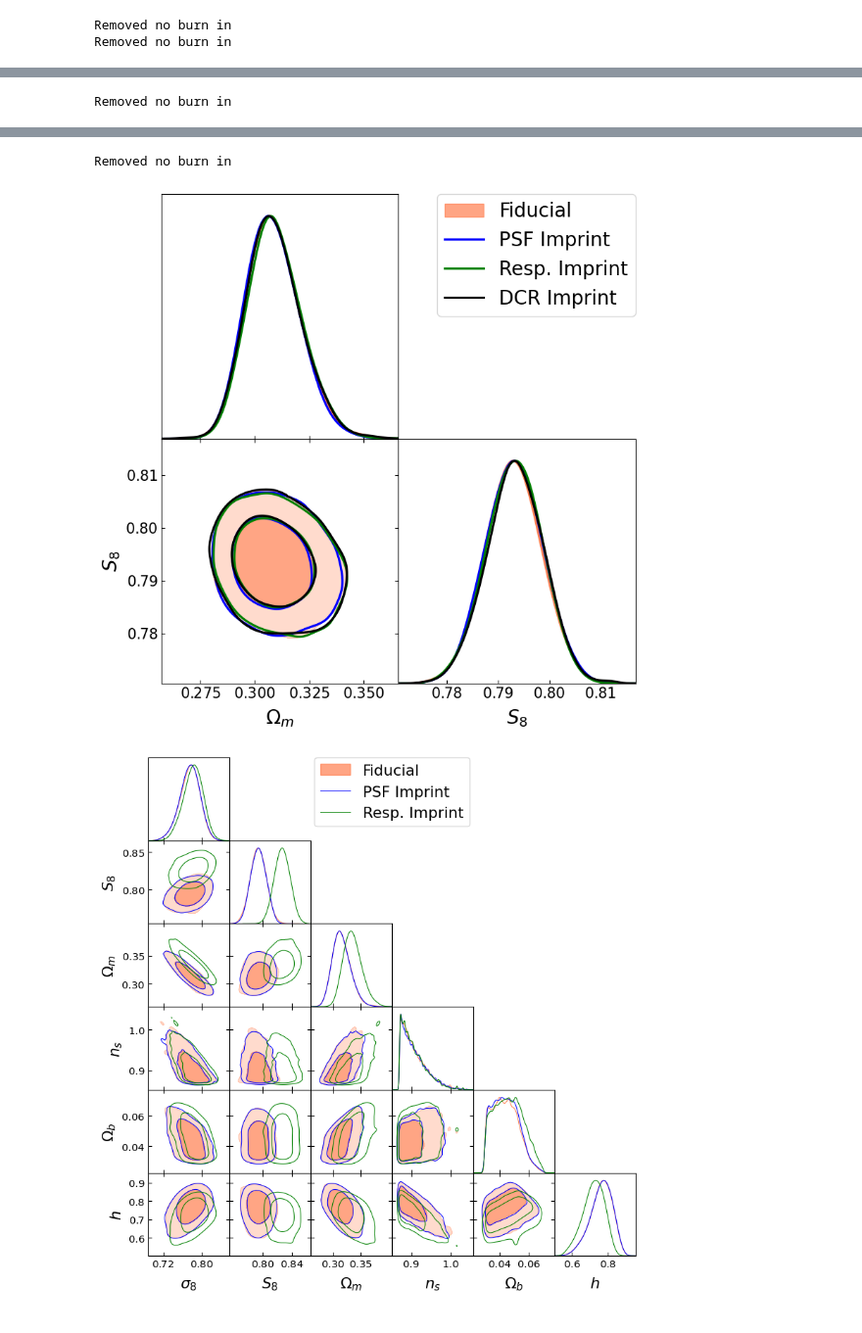
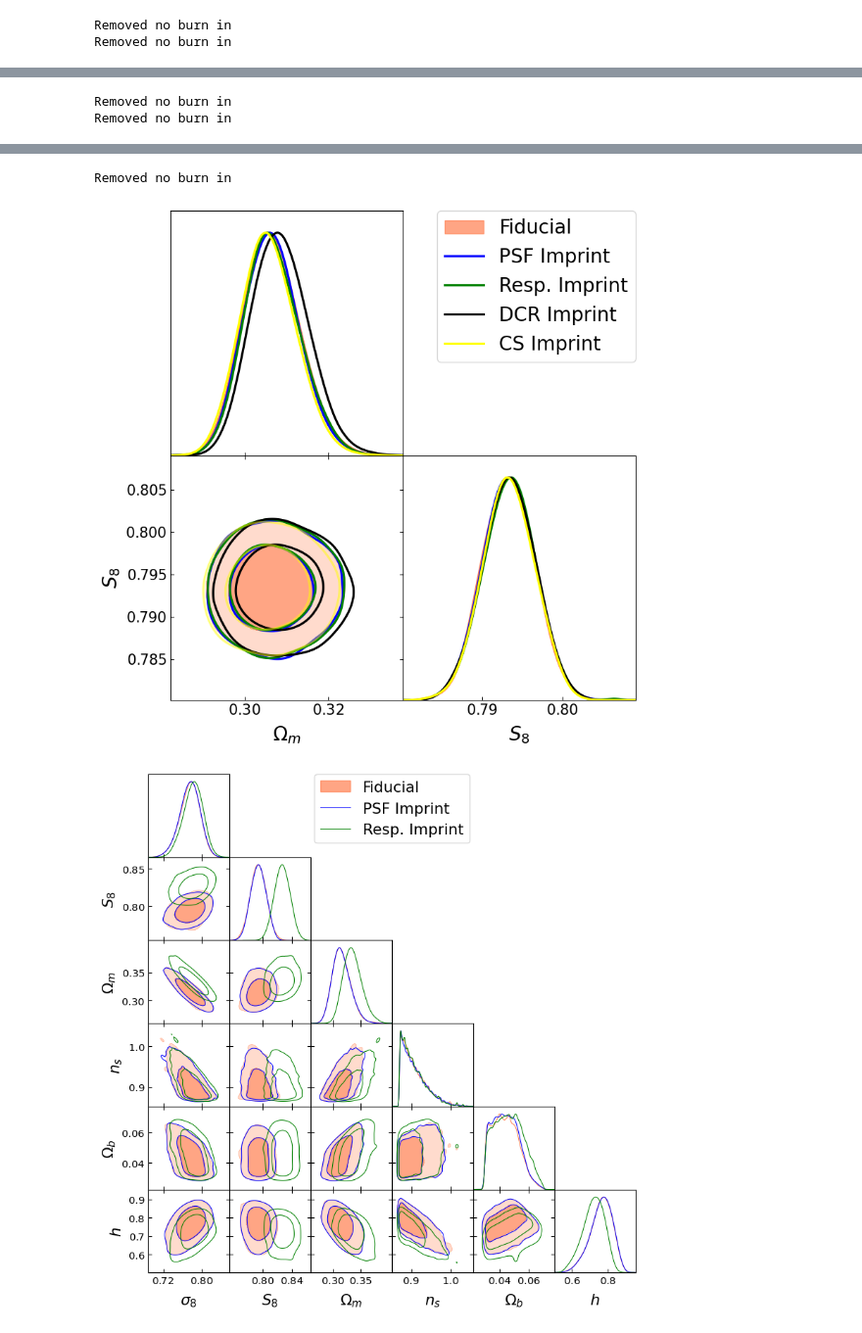
Before and after one commit to ShrihanSolo/cosmolib, a Jupyter notebook: shrihan/cosmoplot_clean_lssty5_allA.ipynb, the cells around one changed output, grey strips where cells are left out. Shown at 98% size. Cells and saved outputs as stored; diff of their text form; code cells hidden in the pictures.

```diff
--- a/shrihan/cosmoplot_clean_lssty5_allA.ipynb
+++ b/shrihan/cosmoplot_clean_lssty5_allA.ipynb
@@ -12,16 +12,18 @@ from pathlib import Path
 
 
 g = plots.getSubplotPlotter(width_inch=8)
-newfidA = Path.home() / 'weaklens' / 'cosmolib' / 'output' / 'shrihan-clean-lsst-y1-fidA-nautilus.txt'
-newfidB = Path.home() / 'weaklens' / 'cosmolib' / 'output' / 'shrihan-clean-lsst-y1-psfA-nautilus.txt'
-newfidC = Path.home() / 'weaklens' / 'cosmolib' / 'output' / 'shrihan-clean-lsst-y1-respA-nautilus.txt'
-newfidD = Path.home() / 'weaklens' / 'cosmolib' / 'output' / 'shrihan-clean-lsst-y1-dcrA-nautilus.txt'
+newfidA = Path.home() / 'weaklens' / 'cosmolib' / 'output' / 'shrihan-clean-lsst-y5-fidA-nautilus.txt'
+newfidB = Path.home() / 'weaklens' / 'cosmolib' / 'output' / 'shrihan-clean-lsst-y5-psfA-nautilus.txt'
+newfidC = Path.home() / 'weaklens' / 'cosmolib' / 'output' / 'shrihan-clean-lsst-y5-respA-nautilus.txt'
+newfidD = Path.home() / 'weaklens' / 'cosmolib' / 'output' / 'shrihan-clean-lsst-y5-dcrA-nautilus.txt'
+newfidE = Path.home() / 'weaklens' / 'cosmolib' / 'output' / 'shrihan-clean-lsst-y5-csA-nautilus.txt'
 
 #imprintresp = Path.home() / 'weaklens' / 'cosmolib' / 'output' / 'des-y3-response2_A.txt'
 newfidA_chains = np.genfromtxt(newfidA, names=True)
 newfidB_chains = np.genfromtxt(newfidB, names=True)
 newfidC_chains = np.genfromtxt(newfidC, names=True)
 newfidD_chains = np.genfromtxt(newfidD, names=True)
+newfidE_chains = np.genfromtxt(newfidE, names=True)
 
 omm = 0.#,#0.03
 oss = 0.#,#0.03
@@ -52,7 +54,11 @@ newfidD_samples = MCSamples(samples=np.c_[uu['cosmological_parametersomega_m']+o
                                  uu['cosmological_parametersn_s'], uu['cosmological_parametersomega_b'], uu['cosmological_parametersh0']],
                                  weights=np.exp(uu['log_weight']), names = ['Om','sigma8','s8','ns', 'Ob', 'h0'], labels = ['\Omega_{m}','\sigma_8','S_8','n_s','\Omega_b', 'h'])
 
-
+uu = newfidE_chains
+newfidE_samples = MCSamples(samples=np.c_[uu['cosmological_parametersomega_m']+omm,uu['COSMOLOGICAL_PARAMETERSSIGMA_8'],
+                                (uu['COSMOLOGICAL_PARAMETERSSIGMA_8'])*np.sqrt((uu['cosmological_parametersomega_m'])/0.3)+oss,
+                                 uu['cosmological_parametersn_s'], uu['cosmological_parametersomega_b'], uu['cosmological_parametersh0']],
+                                 weights=np.exp(uu['log_weight']), names = ['Om','sigma8','s8','ns', 'Ob', 'h0'], labels = ['\Omega_{m}','\sigma_8','S_8','n_s','\Omega_b', 'h'])
 
 g.settings.axes_labelsize = 20
 g.settings.axes_fontsize =15
@@ -60,15 +66,15 @@ g.settings.legend_fontsize = 20
 g.settings.linewidth = 2
 
 g.triangle_plot(
-    [newfidA_samples, newfidB_samples, newfidC_samples, newfidD_samples],
+    [newfidA_samples, newfidB_samples, newfidC_samples, newfidD_samples, newfidE_samples],
     ['Om', 's8'],
     filled=[True, False, False, False, False, True],
-    colors=['coral', 'blue', 'green', 'black', 'black', 'black'],
+    colors=['coral', 'blue', 'green', 'black', 'yellow', 'black'],
     alphas=[0.7, 1.0, 1.0, 1.0, 0.5, 0.5],
-    legend_labels=['Fiducial', 'PSF Imprint', 'Resp. Imprint', 'DCR Imprint'],  # Turn off legend
+    legend_labels=['Fiducial', 'PSF Imprint', 'Resp. Imprint', 'DCR Imprint', 'CS Imprint'],  # Turn off legend
     legend_loc='upper right',
     fontsize=40,
-    contour_colors=['coral', 'blue', 'green', 'black'],
+    contour_colors=['coral', 'blue', 'green', 'black', 'yellow'],
     ls=['-', '-', '-', '-'],
     contour_ls=['-', '-', '-', '-']
 )
@@ -80 +88,2 @@ WARNING:root:outlier fraction 3.50698767293833e-05
 Removed no burn in
+Removed no burn in
@@ -82,5 +91,5 @@ WARNING:root:outlier fraction 3.525285107433064e-05
 Removed no burn in
-[figure, old version]
+[figure, new version]
 # %%
 g.triangle_plot(
     [newfidA_samples, newfidB_samples, newfidC_samples], #newfidD_samples],
```
Also changed, not shown: parts of 1 cell of this notebook, 7 other files.
